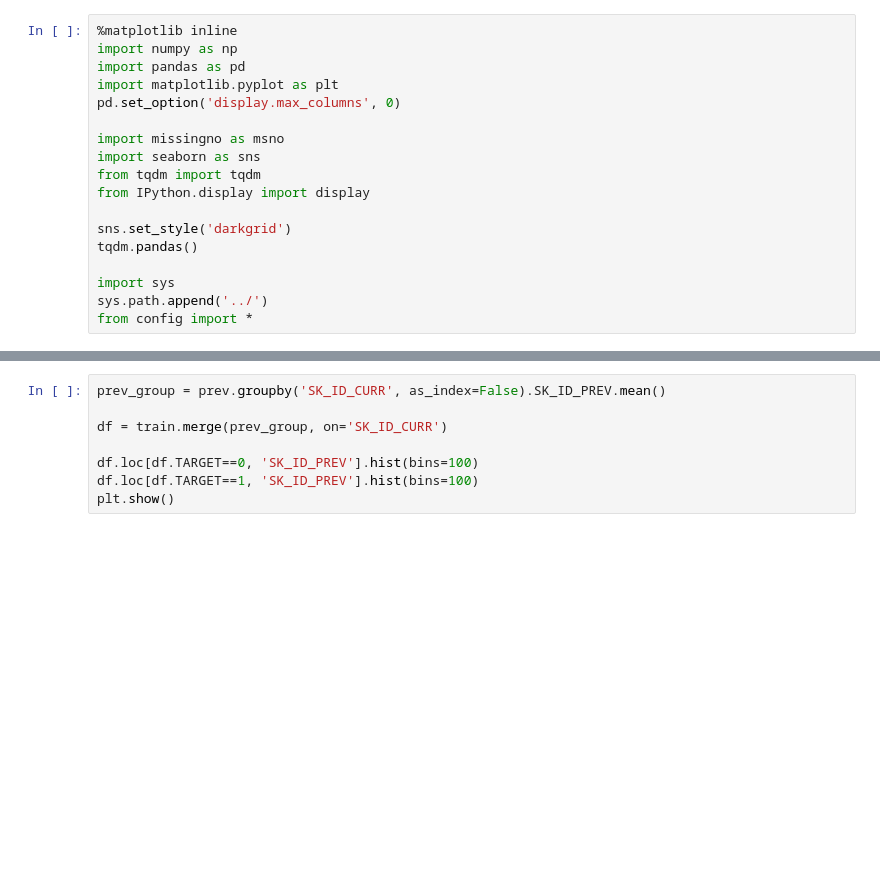
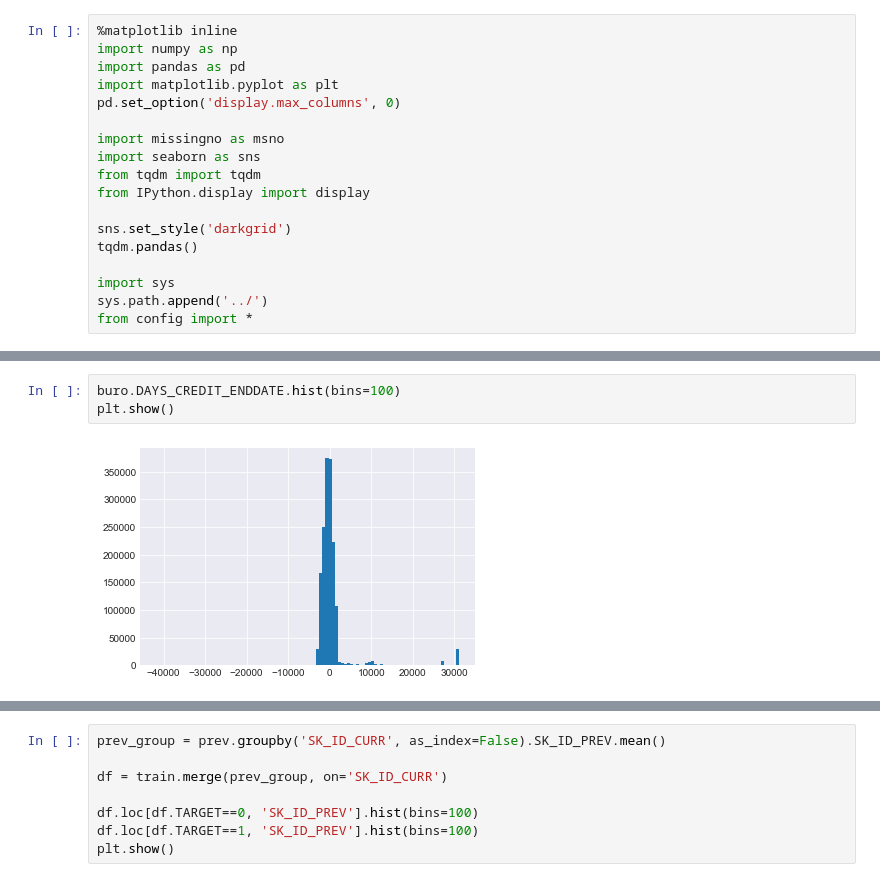
Before and after one commit to amaotone/home-credit-default-risk, a Jupyter notebook: notebooks/EDA_bureau.ipynb, the cells around one changed output, grey strips where cells are left out. Saved outputs shown, nothing was run; the diff lists cells and outputs as text; blank space fills up the shorter version.

```diff
--- a/notebooks/EDA_bureau.ipynb
+++ b/notebooks/EDA_bureau.ipynb
@@ -23,0 +115,5 @@ prev = pd.read_feather('../input/previous_application.ftr')
+# %%
+buro.DAYS_CREDIT_ENDDATE.hist(bins=100)
+plt.show()
+# %% [output]
+[figure, added]
```
Also changed, not shown: parts of 32 cells of this notebook, 5 other files.
